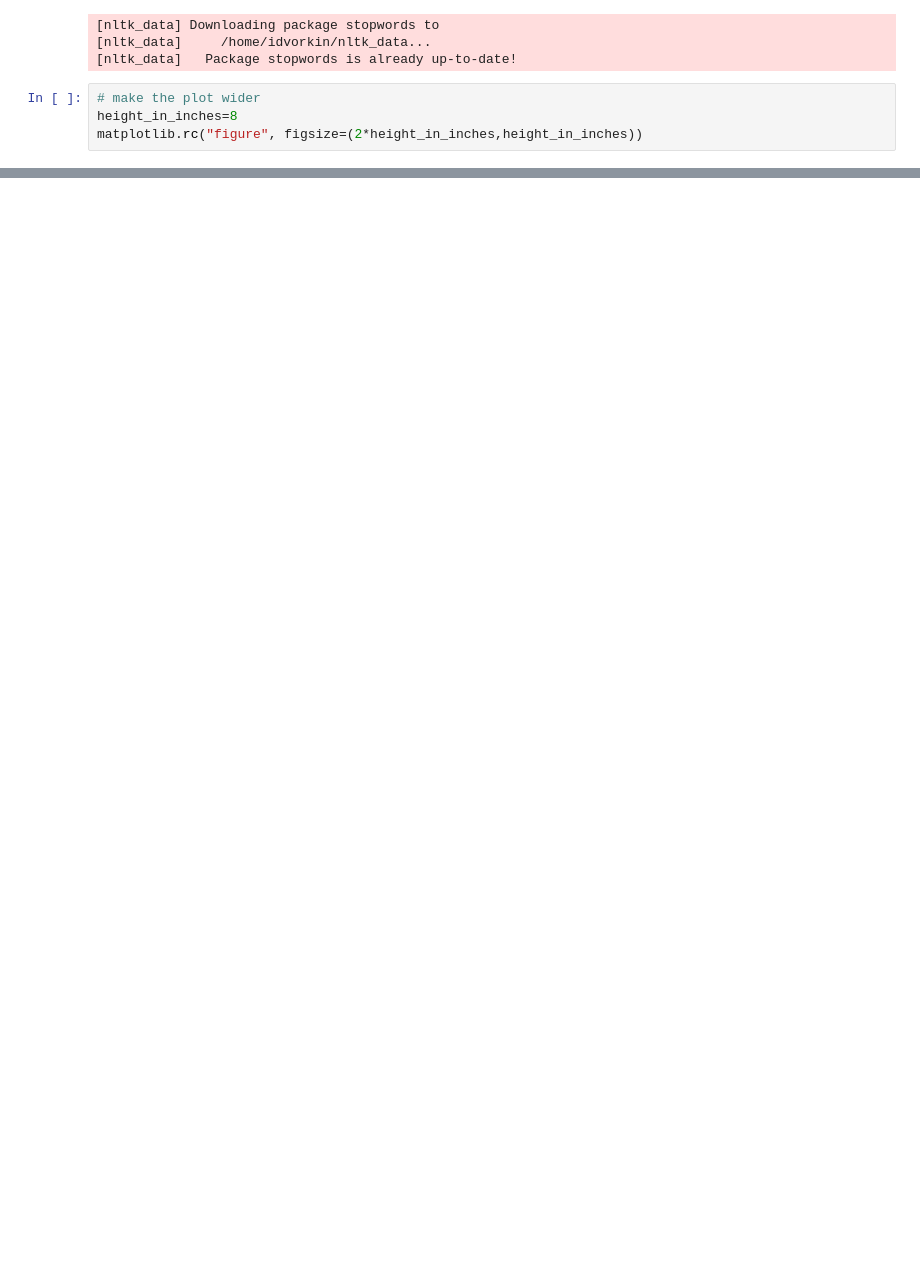
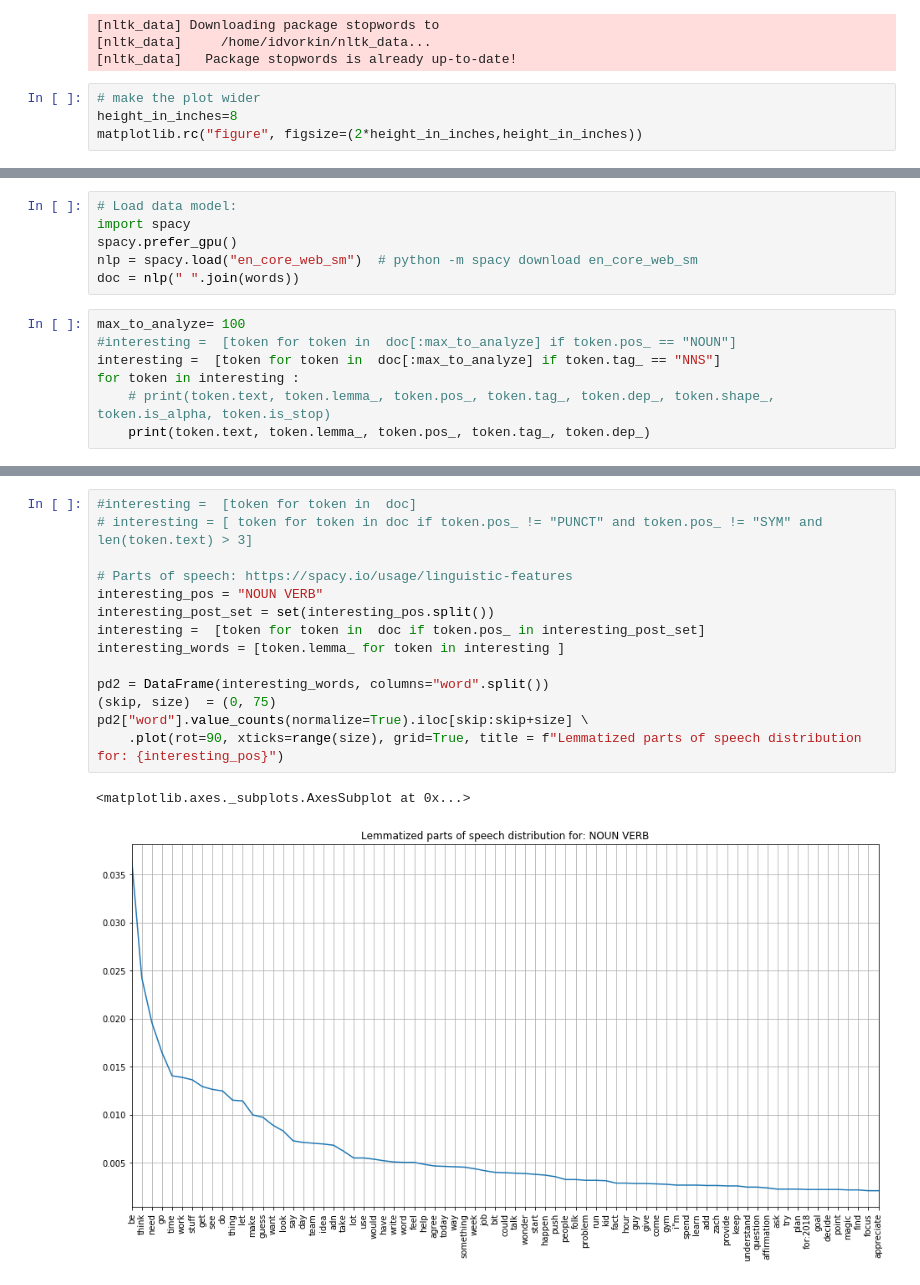
Before and after one commit to idvorkin/jupyter, a Jupyter notebook: PlayNLP.ipynb, the cells around one changed output, grey strips where cells are left out. Cells and saved outputs as stored; diff of their text form; blank space fills up the shorter version.

```diff
--- a/PlayNLP.ipynb
+++ b/PlayNLP.ipynb
@@ -79,0 +85,13 @@ plt.imshow(wordcloud, interpolation='bilinear')
+# %%
+# Load data model:
+import spacy
+spacy.prefer_gpu()
+nlp = spacy.load("en_core_web_sm")  # python -m spacy download en_core_web_sm
+doc = nlp(" ".join(words))
+# %%
+max_to_analyze= 100
+#interesting =  [token for token in  doc[:max_to_analyze] if token.pos_ == "NOUN"]
+interesting =  [token for token in  doc[:max_to_analyze] if token.tag_ == "NNS"]
+for token in interesting :
+    # print(token.text, token.lemma_, token.pos_, token.tag_, token.dep_, token.shape_, token.is_alpha, token.is_stop)
+    print(token.text, token.lemma_, token.pos_, token.tag_, token.dep_)
@@ -79,0 +107,17 @@ plt.imshow(wordcloud, interpolation='bilinear')
+# %%
+#interesting =  [token for token in  doc]
+# interesting = [ token for token in doc if token.pos_ != "PUNCT" and token.pos_ != "SYM" and len(token.text) > 3]
+
+# Parts of speech: https://spacy.io/usage/linguistic-features
+interesting_pos = "NOUN VERB"
+interesting_post_set = set(interesting_pos.split())
+interesting =  [token for token in  doc if token.pos_ in interesting_post_set]
+interesting_words = [token.lemma_ for token in interesting ]
+
+pd2 = DataFrame(interesting_words, columns="word".split())
+(skip, size)  = (0, 75)
+pd2["word"].value_counts(normalize=True).iloc[skip:skip+size] \
+    .plot(rot=90, xticks=range(size), grid=True, title = f"Lemmatized parts of speech distribution for: {interesting_pos}")
+# %% [output]
+<matplotlib.axes._subplots.AxesSubplot at 0x...>
+[figure, added]
```
Also changed, not shown: parts of 9 cells of this notebook, 1 other file.
